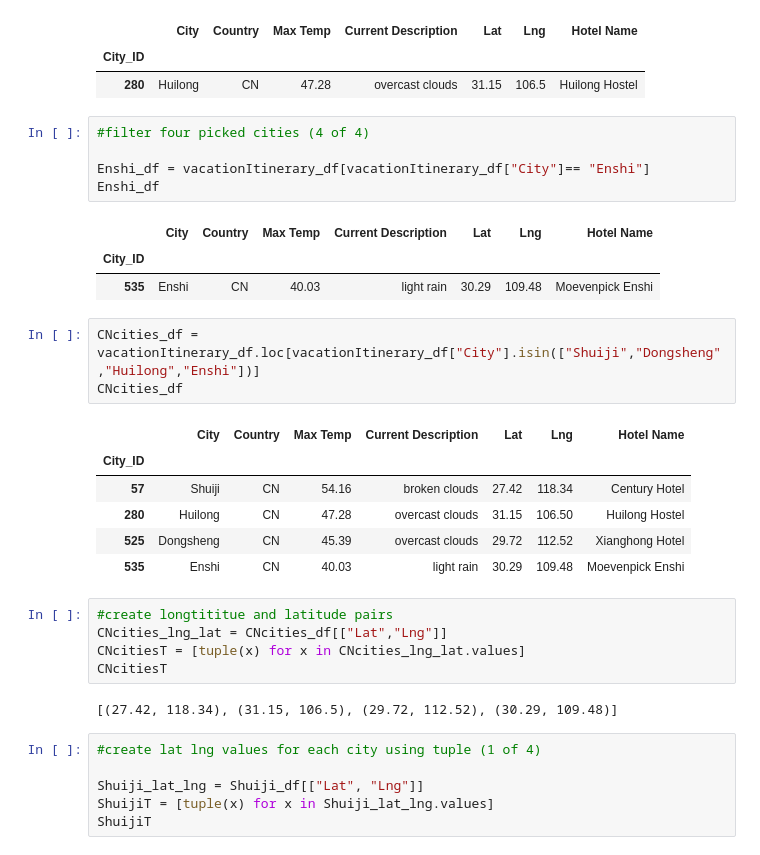
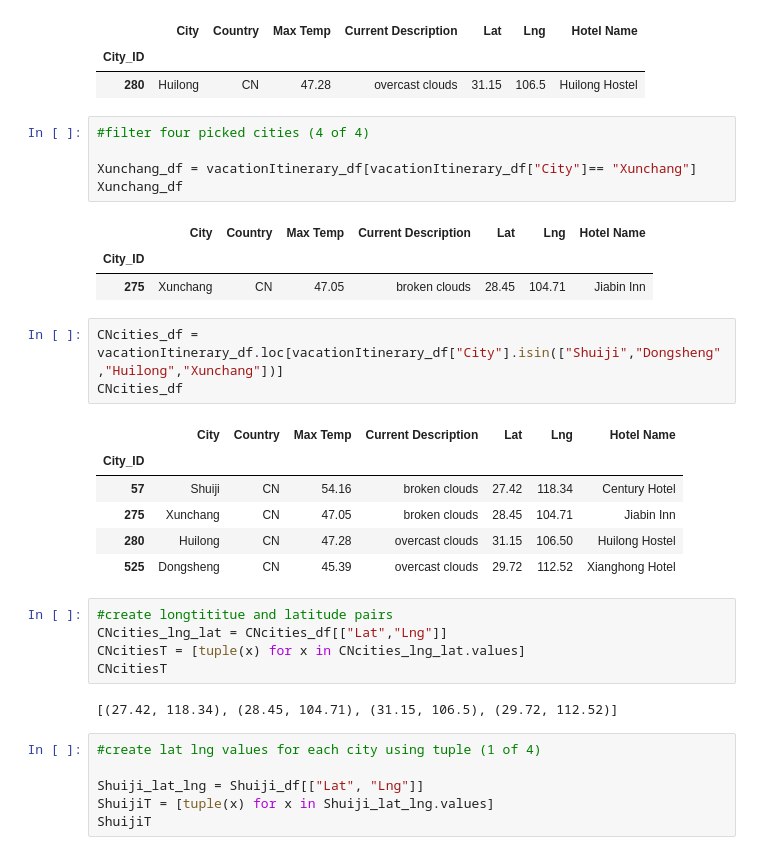
Before and after one commit to jusnguyen03/World_Weather_Analysis, a Jupyter notebook: Vacation_Itinerary.ipynb, the cells around one changed output. Cells and saved outputs as stored; diff of their text form.

```diff
--- a/Vacation_Itinerary.ipynb
+++ b/Vacation_Itinerary.ipynb
@@ -63,29 +63,29 @@ Huilong_df
 # %%
 #filter four picked cities (4 of 4)
 
-Enshi_df = vacationItinerary_df[vacationItinerary_df["City"]== "Enshi"]
-Enshi_df
+Xunchang_df = vacationItinerary_df[vacationItinerary_df["City"]== "Xunchang"]
+Xunchang_df
 # %% [output]
 |  | City | Country | Max Temp | Current Description | Lat | Lng | Hotel Name |
 | City_ID |  |  |  |  |  |  |  |
-| 535 | Enshi | CN | 40.03 | light rain | 30.29 | 109.48 | Moevenpick Enshi |
+| 275 | Xunchang | CN | 47.05 | broken clouds | 28.45 | 104.71 | Jiabin Inn |
 # %%
-CNcities_df = vacationItinerary_df.loc[vacationItinerary_df["City"].isin(["Shuiji","Dongsheng","Huilong","Enshi"])]
+CNcities_df = vacationItinerary_df.loc[vacationItinerary_df["City"].isin(["Shuiji","Dongsheng","Huilong","Xunchang"])]
 CNcities_df
 # %% [output]
 |  | City | Country | Max Temp | Current Description | Lat | Lng | Hotel Name |
 | City_ID |  |  |  |  |  |  |  |
 | 57 | Shuiji | CN | 54.16 | broken clouds | 27.42 | 118.34 | Century Hotel |
+| 275 | Xunchang | CN | 47.05 | broken clouds | 28.45 | 104.71 | Jiabin Inn |
 | 280 | Huilong | CN | 47.28 | overcast clouds | 31.15 | 106.50 | Huilong Hostel |
 | 525 | Dongsheng | CN | 45.39 | overcast clouds | 29.72 | 112.52 | Xianghong Hotel |
-| 535 | Enshi | CN | 40.03 | light rain | 30.29 | 109.48 | Moevenpick Enshi |
 # %%
 #create longtititue and latitude pairs
 CNcities_lng_lat = CNcities_df[["Lat","Lng"]]
 CNcitiesT = [tuple(x) for x in CNcities_lng_lat.values]
 CNcitiesT
 # %% [output]
-[(27.42, 118.34), (31.15, 106.5), (29.72, 112.52), (30.29, 109.48)]
+[(27.42, 118.34), (28.45, 104.71), (31.15, 106.5), (29.72, 112.52)]
 # %%
 #create lat lng values for each city using tuple (1 of 4)
 
```
Also changed, not shown: parts of 4 cells of this notebook, 6 other files.
